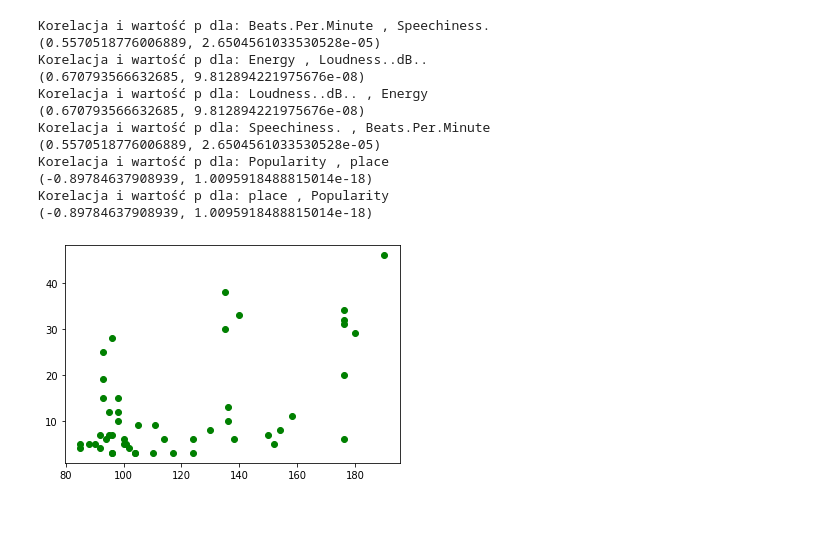
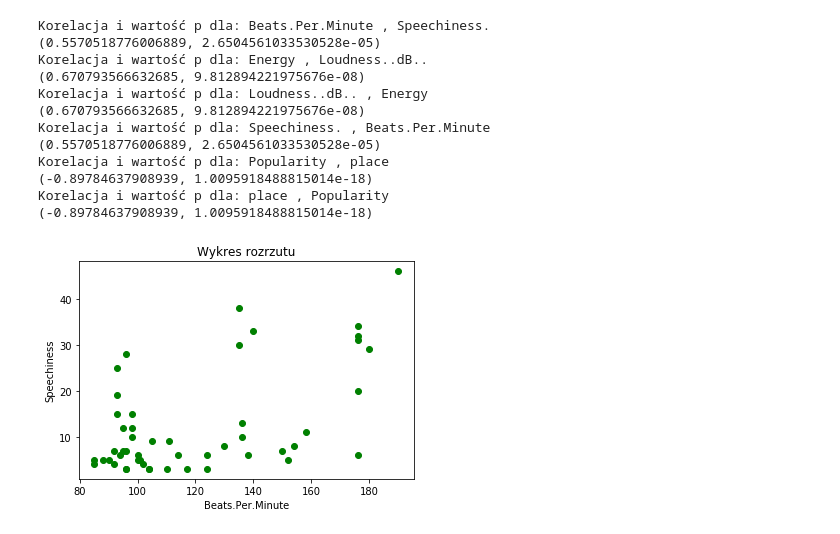
Before and after one commit to sageroe/Data_analysis, a Jupyter notebook: Raport.ipynb, the cells around one changed output. Saved outputs shown, nothing was run; the diff lists cells and outputs as text; code cells hidden in the pictures.

Commit message:
Wykresy
Dodane wykresy

```diff
--- a/Raport.ipynb
+++ b/Raport.ipynb
@@ -295,13 +295,17 @@ Korelacja i wartość p dla: place , Popularity
 # %%
 #powyżej widzimy, że dosyć spora korelacja jest między Energy i Loudness, Beats.Per.Minute i Speechiness,
 #Popularity i place się nie liczy tutaj bo place sam stworzyłem
 
 x = data["Beats.Per.Minute"]
 y = data['Speechiness.']
 plt.plot(x,y, "go")
+plt.xlabel("Beats.Per.Minute")
+plt.ylabel("Speechiness")
+plt.title('Wykres rozrzutu')
 plt.show()
+### Speechiness Beats per minutes
 # %% [output]
-[figure, old version]
+[figure, new version]
 # %%
 #Sprawdźcie czy współczynniki piosenek Eda Sheerana ( który ma najwięcej ppiosenek w top50)
 #odbiegają mocno od średniej dla reszty piosenek z top 50
```
Also changed, not shown: parts of 16 cells of this notebook.
